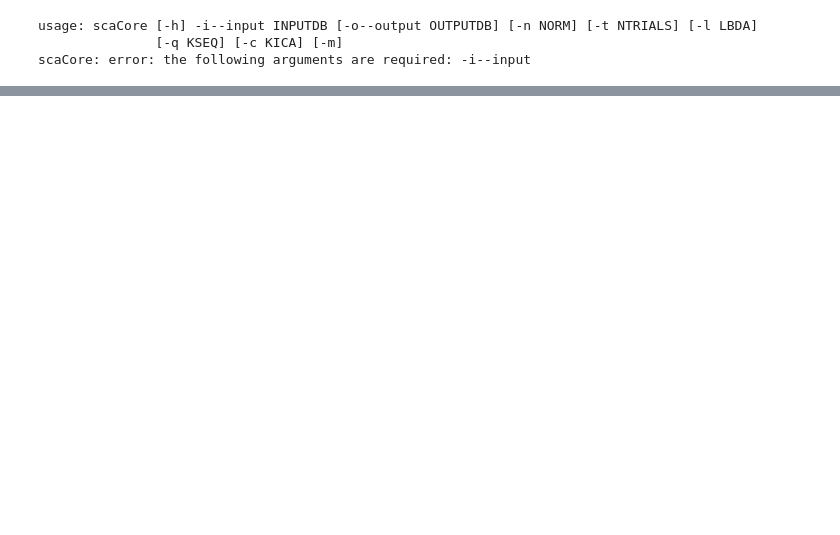
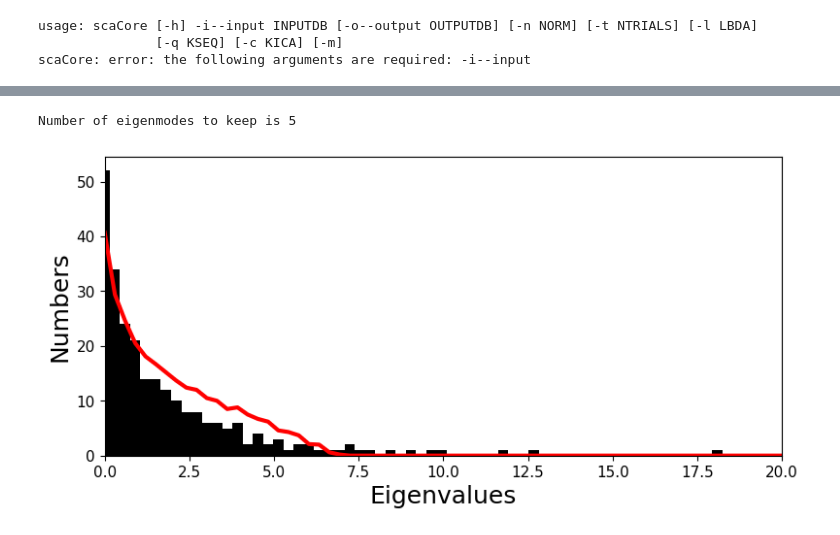
Before and after one commit to giorginolab/beta-arrestin1-sca, a Jupyter notebook: PySCA_beta_arrestin_1.ipynb, the cells around one changed output, grey strips where cells are left out. Drawn from its saved outputs; the diff is of its cells as text; code cells hidden in the pictures; blank space fills up the shorter version.

```diff
--- a/PySCA_beta_arrestin_1.ipynb
+++ b/PySCA_beta_arrestin_1.ipynb
@@ -49,0 +214,4 @@ scaCore: error: the following arguments are required: -i--input
+# %%
+plt.rcParams['figure.figsize'] = 13, 8
+plt.imshow(Dsca['Csca'], vmin=0, vmax=1.4,interpolation='none',\
+           aspect='equal')
@@ -49,0 +221,16 @@ scaCore: error: the following arguments are required: -i--input
+# %%
+plt.rcParams['figure.figsize'] = 9, 4
+hist0, bins = np.histogram(Dsca['Lrand'].flatten(), bins=Dseq['Npos'], \
+                           range=(0,Dsect['Lsca'].max()))
+hist1, bins = np.histogram(Dsect['Lsca'], bins=Dseq['Npos'], \
+                           range=(0,Dsect['Lsca'].max()))
+plt.bar(bins[:-1], hist1, np.diff(bins),color='k')
+plt.plot(bins[:-1], hist0/Dsca['Ntrials'], 'r', linewidth=3)
+plt.tick_params(labelsize=11)
+plt.xlim(0,20)
+plt.xlabel('Eigenvalues', fontsize=18); plt.ylabel('Numbers', fontsize=18);
+print('Number of eigenmodes to keep is %i' %(Dsect['kpos']))
+#mpld3.display()
+# %% [output]
+Number of eigenmodes to keep is 5
+[figure, added]
```
Also changed, not shown: parts of 22 cells of this notebook.
